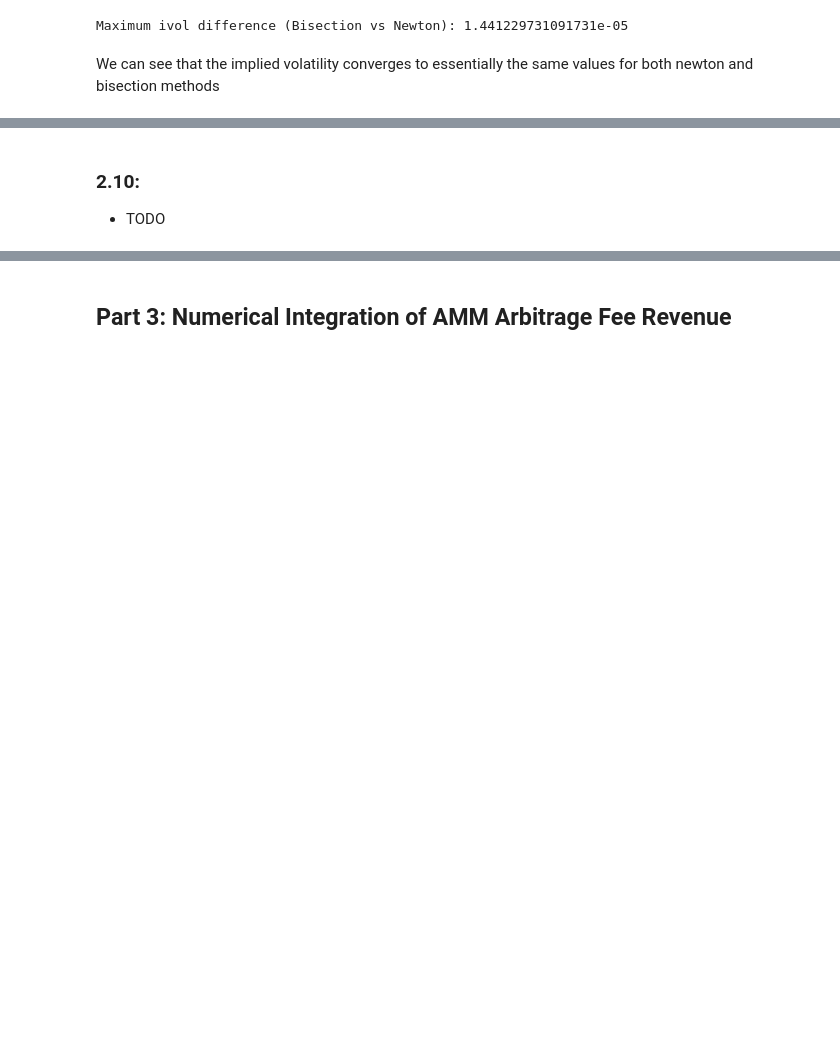
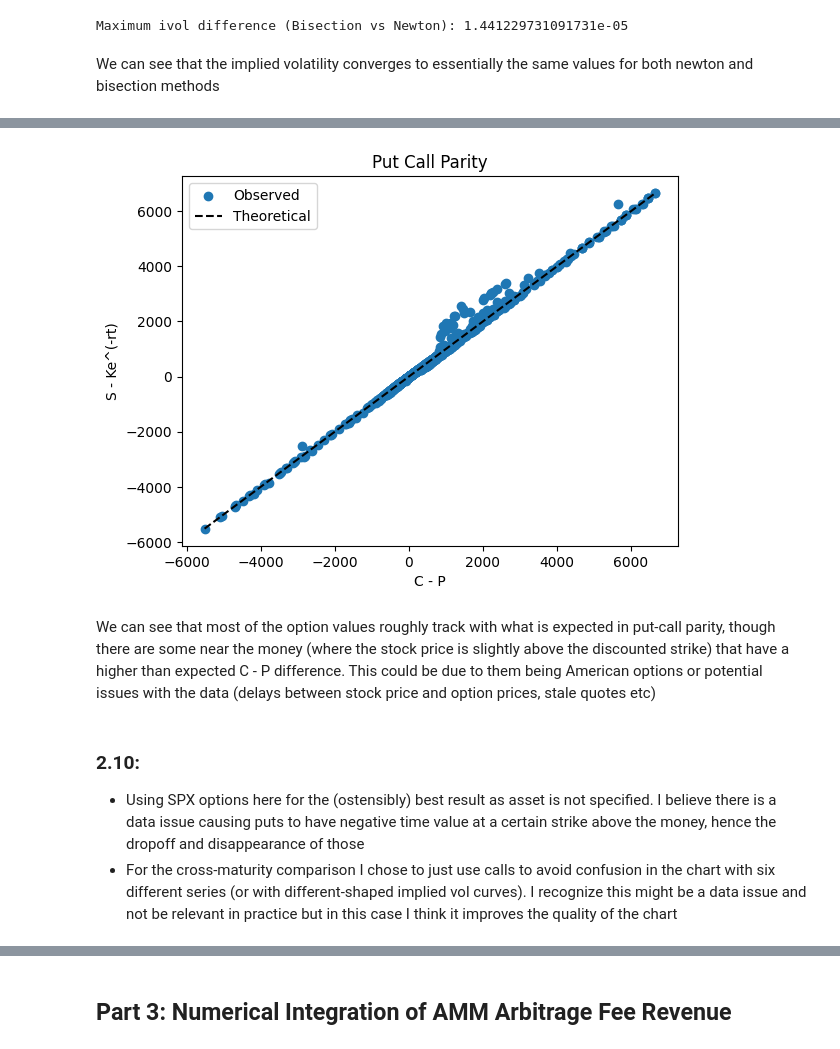
Before and after one commit to ciangahan/FE621, a Jupyter notebook: notebooks/hw1.ipynb, the cells around one changed output, grey strips where cells are left out. Drawn from its saved outputs; the diff is of its cells as text; code cells hidden in the pictures; blank space fills up the shorter version.

```diff
--- a/notebooks/hw1.ipynb
+++ b/notebooks/hw1.ipynb
@@ -251,9 +282,27 @@ data1
 # %%
-# TODO
-# - filter dataframe for calls only (data1)
-# execute left join with original dataframe, pulling in puts that match the option's strike, maturity, and underlying
-# Calculate put-call parity balance for each
-# plot histogram/etc for each stock
+calls = data1[data1["optionType"] == "call"]
+calls["midprice"] = (calls["bid"] + calls["ask"]) / 2
+puts = data1[data1["optionType"] == "put"]
+puts["midprice"] = (puts["bid"] + puts["ask"]) / 2
+matched = pd.merge(calls, puts, how="inner", on=["strike", "underlying", "expiration"])[["strike", "expiration", "underlying", "midprice_x", "midprice_y", "daysToMaturity_x", "underlyingPrice_x", "fedFunds_x"]]
+matched = matched.rename(columns={"midprice_x": "call_price", "midprice_y": "put_price", "daysToMaturity_x": "daysToMaturity", "underlyingPrice_x": "underlyingPrice", "fedFunds_x": "fedFunds"})
+matched["parity"] = matched["underlyingPrice"] - matched["strike"] * np.exp(-matched["fedFunds"] * matched["daysToMaturity"] / 365)
+
+plt.scatter(matched["call_price"] - matched["put_price"], matched["parity"], label="Observed")
+plt.plot(
+    np.linspace(min(matched["call_price"] - matched["put_price"]), max(matched["call_price"] - matched["put_price"])),
+    np.linspace(min(matched["call_price"] - matched["put_price"]), max(matched["call_price"] - matched["put_price"])), "k--", label="Theoretical"
+)
+plt.xlabel("C - P")
+plt.ylabel("S - Ke^(-rt)")
+plt.title("Put Call Parity")
+plt.legend()
+plt.show()
+# %% [output]
+[figure, added]
+# %% [markdown]
+We can see that most of the option values roughly track with what is expected in put-call parity, though there are some near the money (where the stock price is slightly above the discounted strike) that have a higher than expected C - P difference. This could be due to them being American options or potential issues with the data (delays between stock price and option prices, stale quotes etc)
 # %% [markdown]
 ### 2.10:
-- TODO
+- Using SPX options here for the (ostensibly) best result as asset is not specified. I believe there is a data issue causing puts to have negative time value at a certain strike above the money, hence the dropoff and disappearance of those
+- For the cross-maturity comparison I chose to just use calls to avoid confusion in the chart with six different series (or with different-shaped implied vol curves). I recognize this might be a data issue and not be relevant in practice but in this case I think it improves the quality of the chart
```
Also changed, not shown: parts of 39 cells of this notebook, 3 other files.
